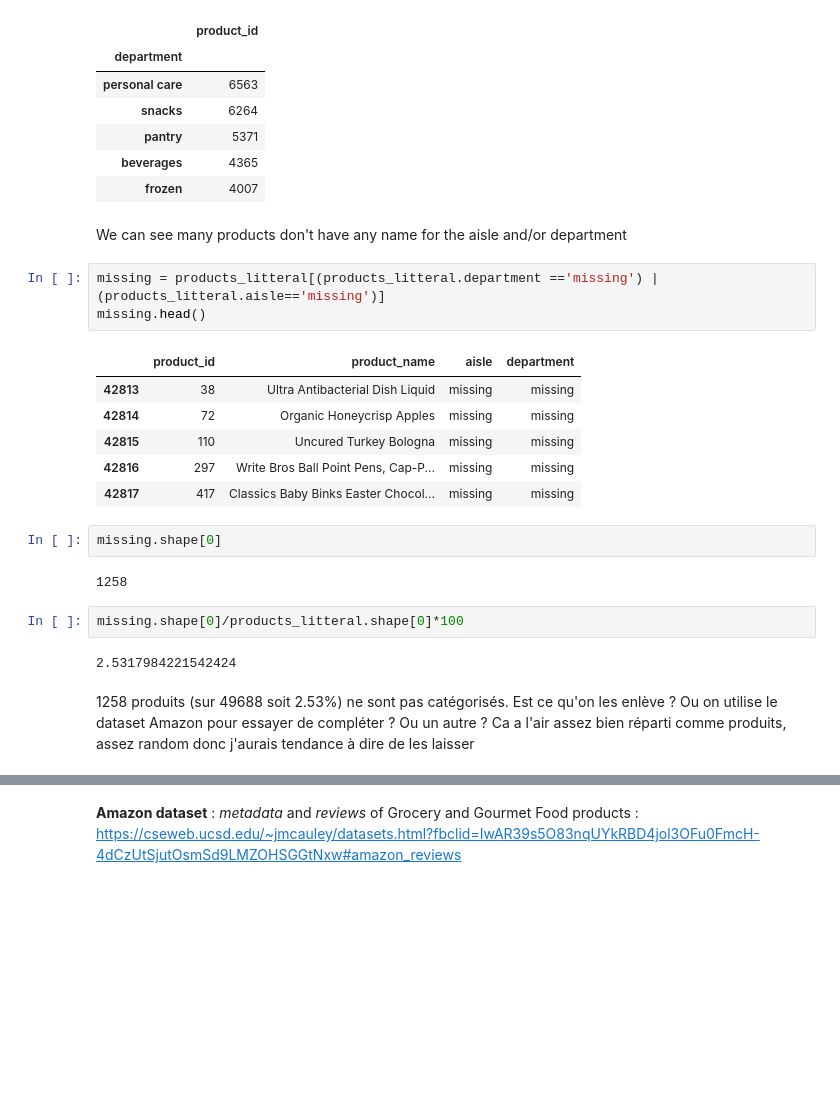
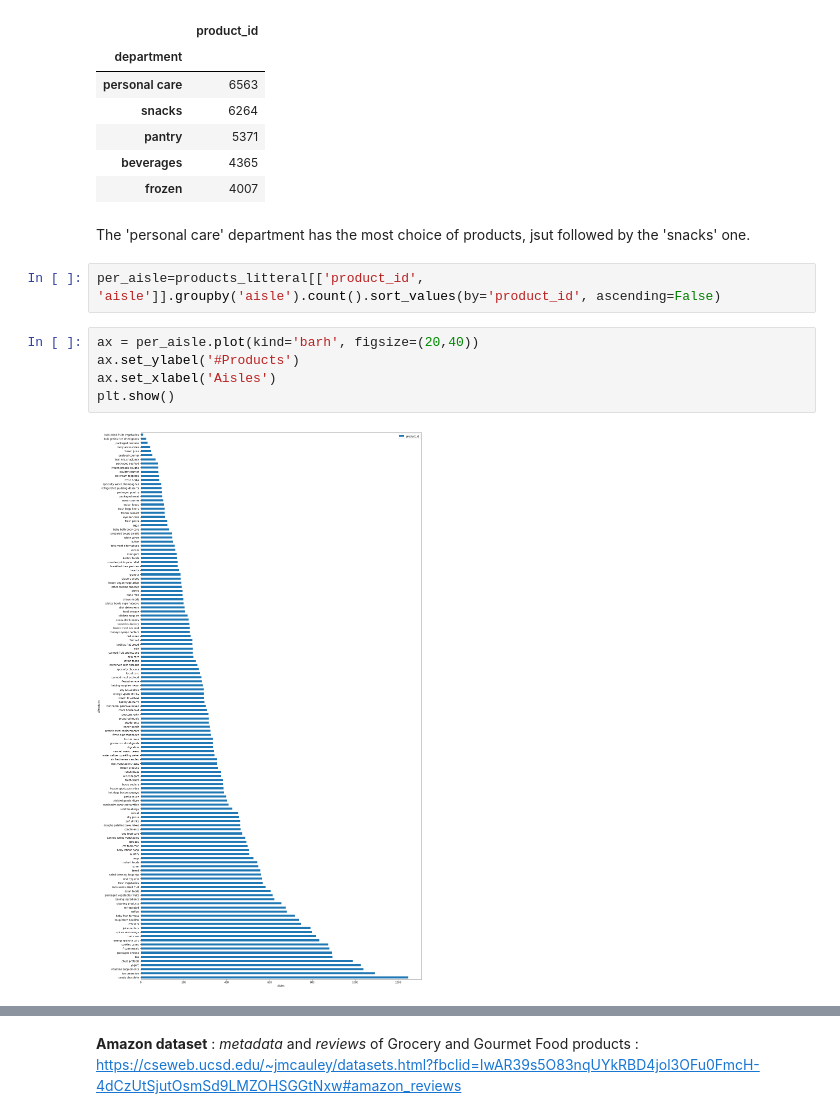
Before and after one commit to auriane81/epfl-ada-ada-2019-project-adax, a Jupyter notebook: project_Auriane.ipynb, the cells around one changed output, grey strips where cells are left out. Drawn from its saved outputs; the diff is of its cells as text; blank space fills up the shorter version.

```diff
--- a/project_Auriane.ipynb
+++ b/project_Auriane.ipynb
@@ -146,26 +153,14 @@ per_dpt.head()
 | pantry | 5371 |
 | beverages | 4365 |
 | frozen | 4007 |
-# %% [markdown]
-We can see many products don't have any name for the aisle and/or department
-# %%
-missing = products_litteral[(products_litteral.department =='missing') | (products_litteral.aisle=='missing')]
-missing.head()
-# %% [output]
-|  | product_id | product_name | aisle | department |
-| 42813 | 38 | Ultra Antibacterial Dish Liquid | missing | missing |
-| 42814 | 72 | Organic Honeycrisp Apples | missing | missing |
-| 42815 | 110 | Uncured Turkey Bologna | missing | missing |
-| 42816 | 297 | Write Bros Ball Point Pens, Cap-P... | missing | missing |
-| 42817 | 417 | Classics Baby Binks Easter Chocol... | missing | missing |
-# %%
-missing.shape[0]
-# %% [output]
-1258
-# %%
-missing.shape[0]/products_litteral.shape[0]*100
-# %% [output]
-2.5317984221542424
-# %% [markdown]
-1258 produits (sur 49688 soit 2.53%) ne sont pas catégorisés. Est ce qu'on les enlève ? Ou on utilise le dataset Amazon pour essayer de compléter ? Ou un autre ?
-Ca a l'air assez bien réparti comme produits, assez random donc j'aurais tendance à dire de les laisser
+# %% [markdown]
+The 'personal care' department has the most choice of products, jsut followed by the 'snacks' one.
+# %%
+per_aisle=products_litteral[['product_id', 'aisle']].groupby('aisle').count().sort_values(by='product_id', ascending=False)
+# %%
+ax = per_aisle.plot(kind='barh', figsize=(20,40))
+ax.set_ylabel('#Products')
+ax.set_xlabel('Aisles')
+plt.show()
+# %% [output]
+[figure, added]
```
Also changed, not shown: parts of 23 cells of this notebook.
